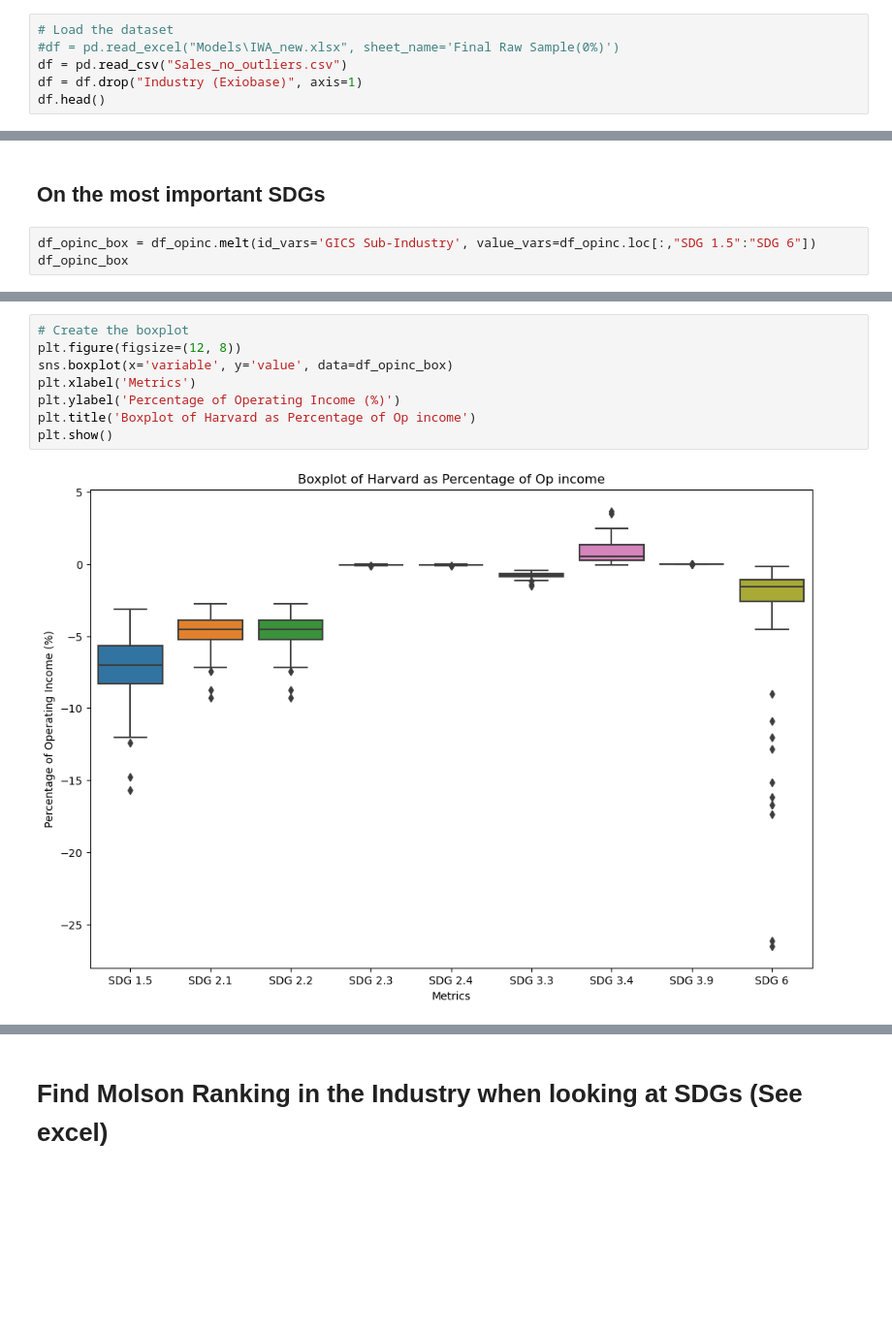
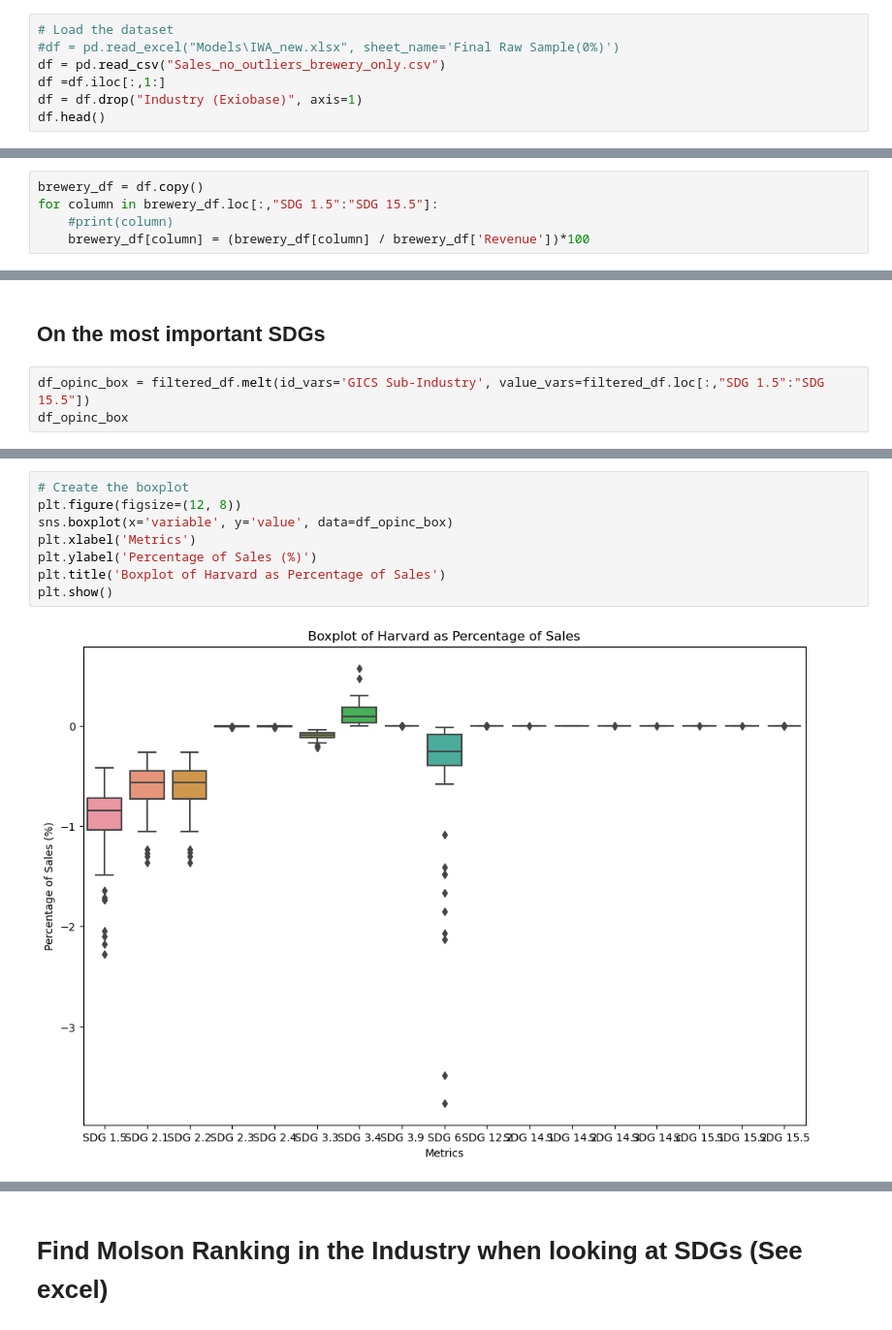
Before and after one commit to yummypugs/SPM-Project-Harvard, a Jupyter notebook: 1.1.2 Brewery Visualization.ipynb, the cells around one changed output, grey strips where cells are left out. Shown at 97% size. Cells and saved outputs as stored; diff of their text form; blank space fills up the shorter version.

```diff
--- a/1.1.2 Brewery Visualization.ipynb
+++ b/1.1.2 Brewery Visualization.ipynb
@@ -7,7 +8,8 @@ import matplotlib.pyplot as plt
 # %%
 # Load the dataset
 #df = pd.read_excel("Models\IWA_new.xlsx", sheet_name='Final Raw Sample(0%)')
-df = pd.read_csv("Sales_no_outliers.csv")
+df = pd.read_csv("Sales_no_outliers_brewery_only.csv")
+df =df.iloc[:,1:]
 df = df.drop("Industry (Exiobase)", axis=1)
 df.head()
 # %% [output]
@@ -21,3 +23,8 @@ df.head()
+# %%
+brewery_df = df.copy()
+for column in brewery_df.loc[:,"SDG 1.5":"SDG 15.5"]:
+    #print(column)
+    brewery_df[column] = (brewery_df[column] / brewery_df['Revenue'])*100
 # %% [markdown]
 # Filter for only the Brewery Category with more than 10 datapoints
 # %%
@@ -236,7 +57,7 @@ plt.show()
 # %% [markdown]
 ## On the most important SDGs
 # %%
-df_opinc_box = df_opinc.melt(id_vars='GICS Sub-Industry', value_vars=df_opinc.loc[:,"SDG 1.5":"SDG 6"])
+df_opinc_box = filtered_df.melt(id_vars='GICS Sub-Industry', value_vars=filtered_df.loc[:,"SDG 1.5":"SDG 15.5"])
 df_opinc_box
 # %% [output]
 |  | GICS Sub-Industry | variable | value |
@@ -255,10 +76,10 @@ df_opinc_box
 # %%
 # Create the boxplot
 plt.figure(figsize=(12, 8))
 sns.boxplot(x='variable', y='value', data=df_opinc_box)
 plt.xlabel('Metrics')
-plt.ylabel('Percentage of Operating Income (%)')
-plt.title('Boxplot of Harvard as Percentage of Op income')
+plt.ylabel('Percentage of Sales (%)')
+plt.title('Boxplot of Harvard as Percentage of Sales')
 plt.show()
 # %% [output]
-[figure, old version]
+[figure, new version]
```
Also changed, not shown: parts of 28 cells of this notebook, 8 other files.
